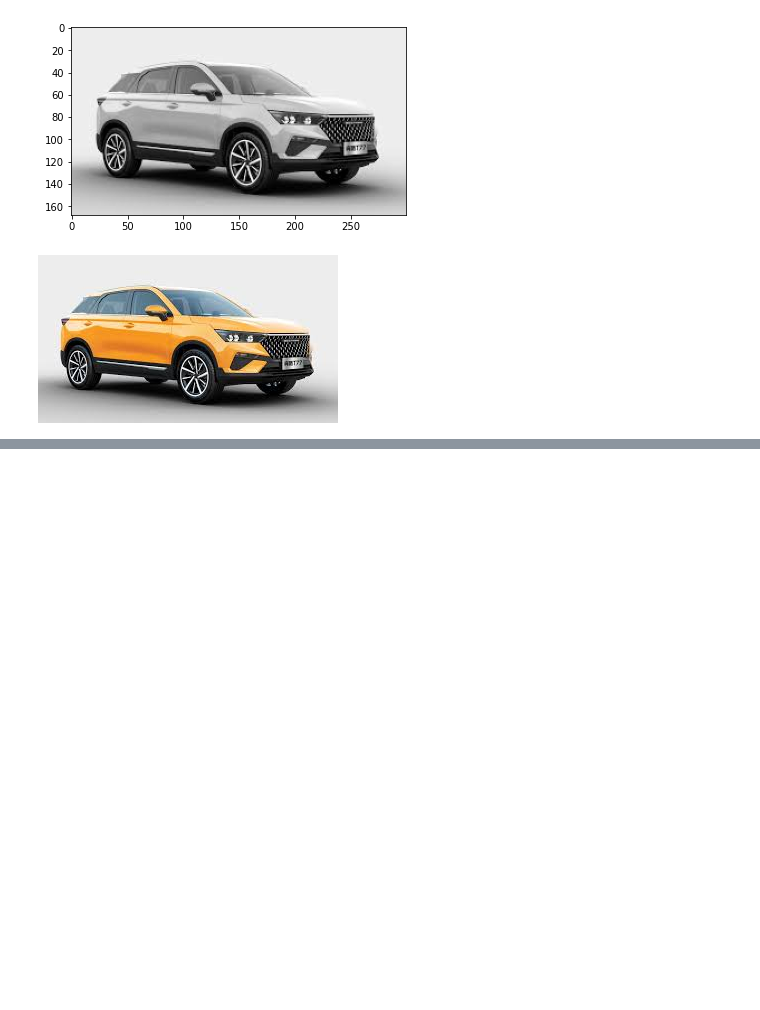
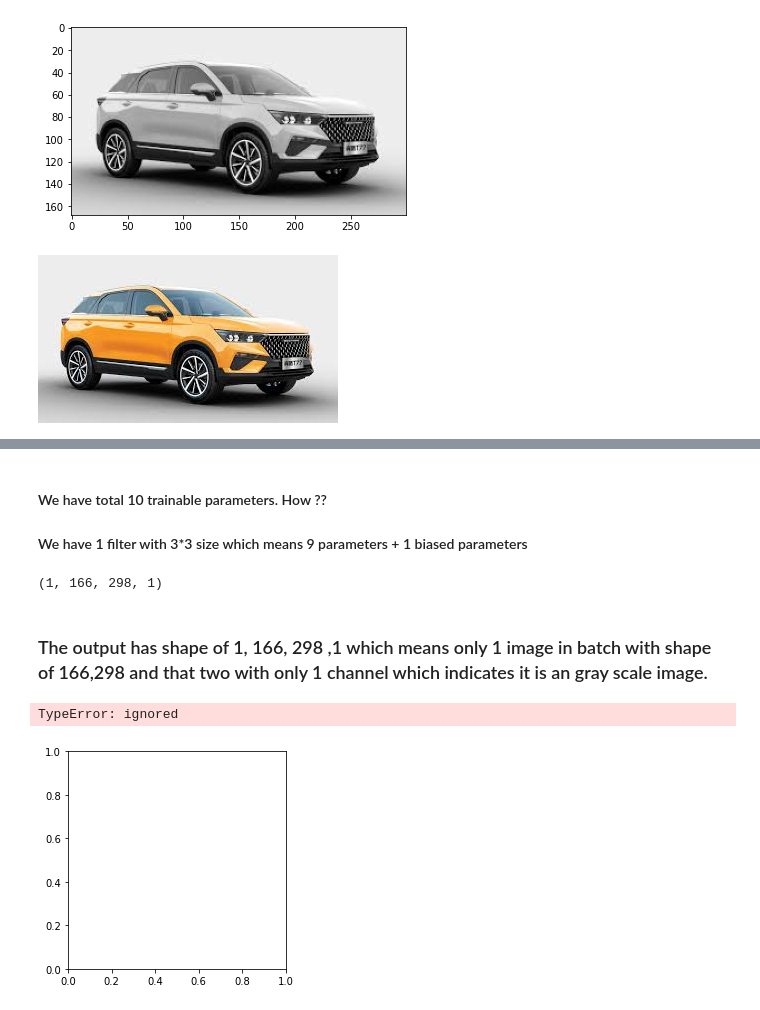
Before and after one commit to iamatul1214/ComputerVision, a Jupyter notebook: Image_understanding_computer_vision_2_(conv_and_pooling).ipynb, the cells around one changed output, grey strips where cells are left out. Drawn from its saved outputs; the diff is of its cells as text; code cells hidden in the pictures; blank space fills up the shorter version.

Commit message:
created CNN layer for gray scale images

```diff
--- a/Image_understanding_computer_vision_2_(conv_and_pooling).ipynb
+++ b/Image_understanding_computer_vision_2_(conv_and_pooling).ipynb
@@ -34,0 +42,6 @@ car_colored=read_image(path=car_image,grayscale=False)
+# %%
+## Let's define the input images size
+rows,columns=car.shape
+print(f"rows and columns= {rows,columns}")
+car=car.reshape(1,rows,columns,1)
+car.shape     ## 1st 1 shows the number of images (we will put 32 if there are 32 images in the batch, other two are the size of image, last one is 1 because is grayscaled image or else it would be 3 or 4)
@@ -34,0 +51,8 @@ car_colored=read_image(path=car_image,grayscale=False)
+# %%
+## Let's create a convolutional layer now for gray scale images
+CONV_LAYER=[tf.keras.layers.Conv2D(filters=1,
+                                   kernel_size=(3,3),
+                                   strides=(1,1),
+                                   input_shape=car.shape[1:])]
+conv_model=tf.keras.Sequential(CONV_LAYER)
+conv_model.summary()
@@ -34,0 +71,17 @@ car_colored=read_image(path=car_image,grayscale=False)
+# %% [markdown]
+#### We have total 10 trainable parameters. How ??
+#### We have 1 filter with 3*3 size which means 9 parameters + 1 biased parameters
+# %%
+## Now, we haven't trained any model yet but still let's try to predict how the image will look like if it passed throught our created CNN network
+output=conv_model.predict(car)
+output.shape
+# %% [output]
+(1, 166, 298, 1)
+# %% [markdown]
+### The output has shape of 1, 166, 298 ,1 which means only 1 image in batch with shape of 166,298 and that two with only 1 channel which indicates it is an gray scale image.
+# %%
+## Let's try to show the output image
+plt.imshow(output, cmap='gray')
+# %% [output]
+TypeError: ignored
+[figure, added]
```
Also changed, not shown: parts of 6 cells of this notebook.
